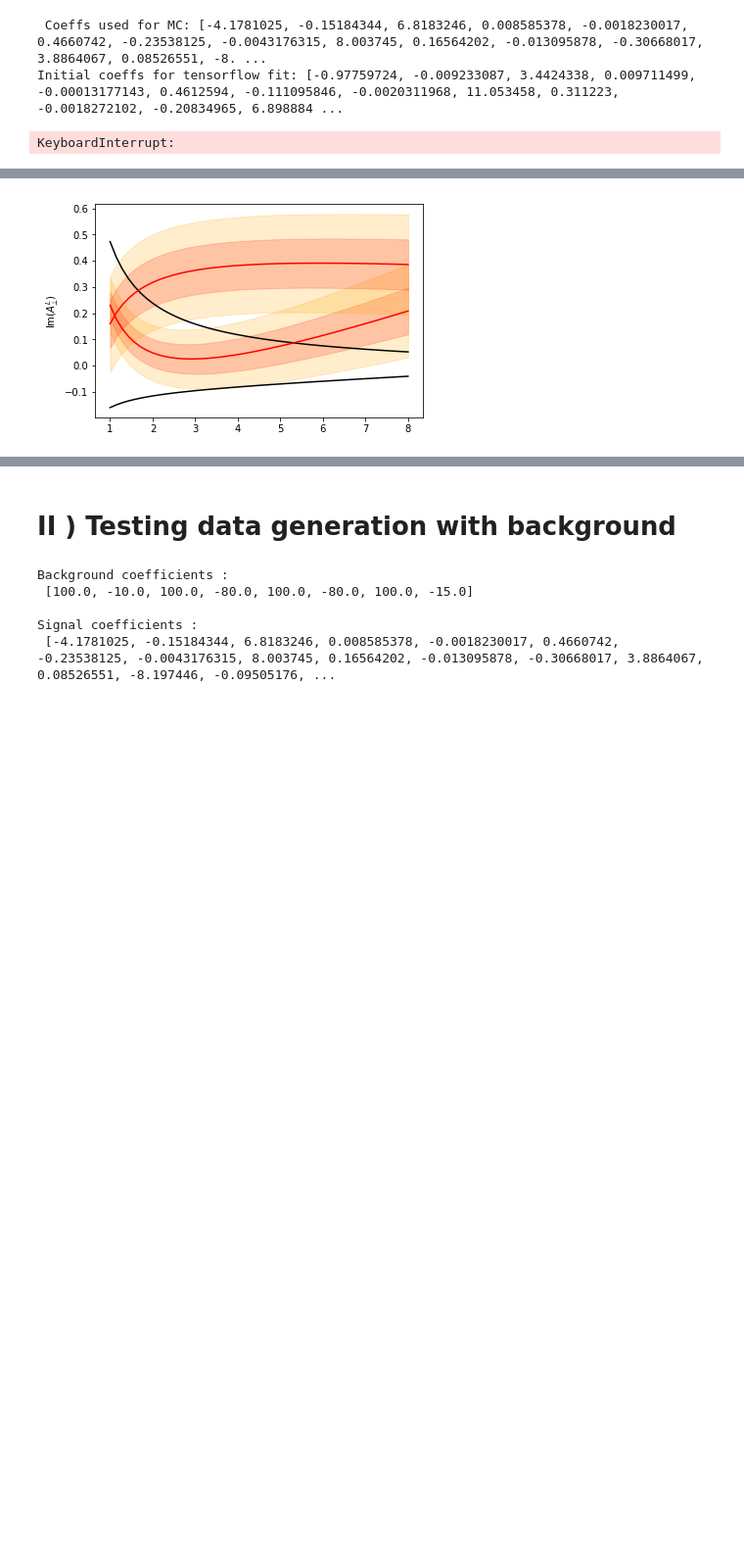
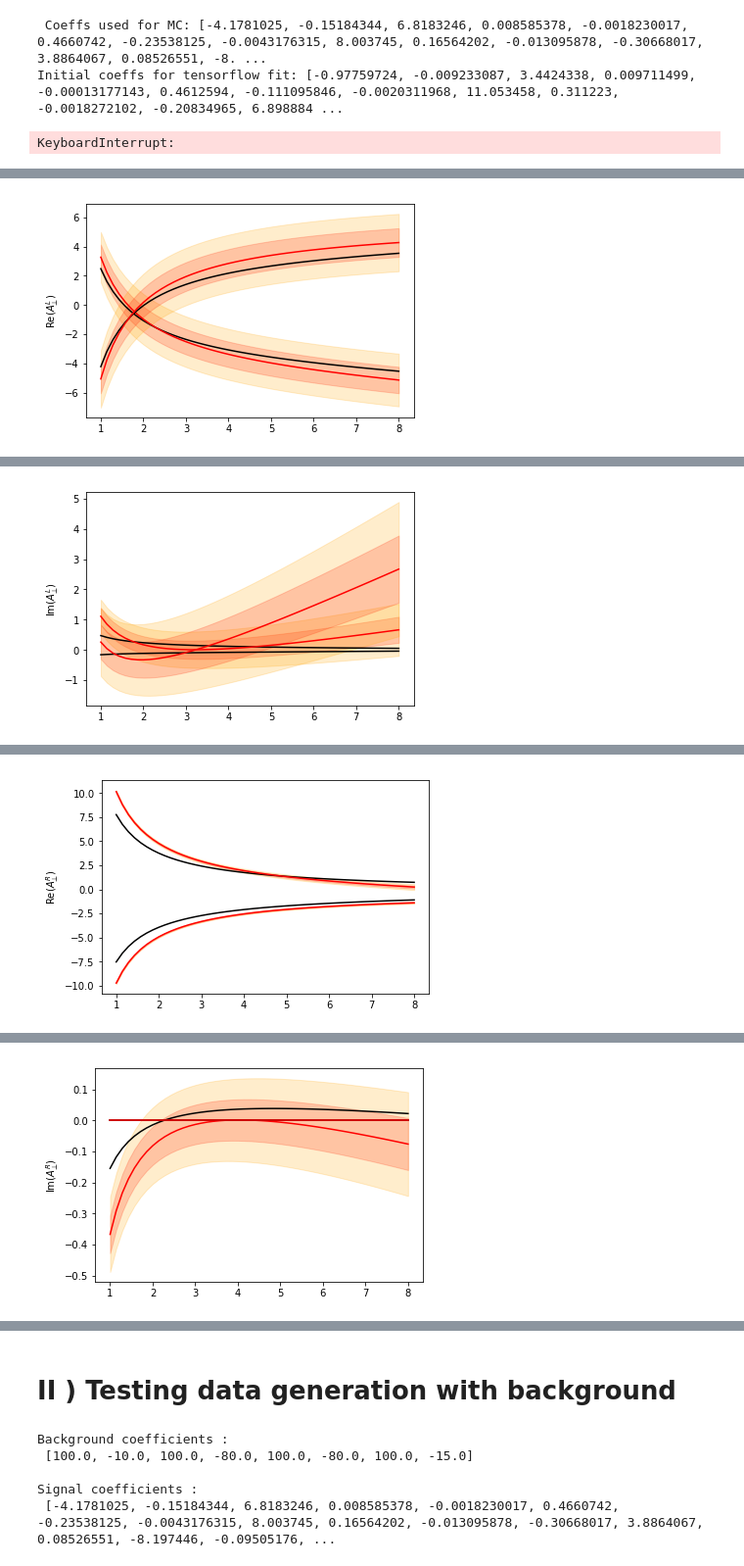
Before and after one commit to kamathrohan/b-decay-unbinned-machine-fit, a Jupyter notebook: Minuit/Optimizer.ipynb, the cells around one changed output, grey strips where cells are left out. Shown: that part at 98% size. Drawn from its saved outputs; the diff is of its cells as text; code cells hidden in the pictures; blank space fills up the shorter version.

Commit message:
degeneracies added

```diff
--- a/Minuit/Optimizer.ipynb
+++ b/Minuit/Optimizer.ipynb
@@ -71,7 +71,7 @@ X=[]
 print(fix_array)
 fix_array=[0, 0, 0, 0, 0, 0, 0, 0, 0, 0, 0, 0, 0, 0, 0, 0, 0, 0, 0, 0, 0, 1, 1, 1, 0, 0, 0, 1, 1, 1, 1, 1, 1, 1, 1, 1, 0, 1, 1, 0, 1, 1, 0, 1, 1, 0, 1, 1]
 print(fix_array)
-for j in tqdm(range(5)):
+for j in tqdm(range(50)):
     optimizeMigrad , coeffff = toy_signalSM.tf_fit(init= 'SAME SIGN' , fixed=fix_array , verbose=False)
     X.append(coeffff)
     print('ID : ',toy_signalSM.coeffs)
@@ -146,42 +144,56 @@ OrderI=np.arange(16)
 OrderII=np.array([0, 5, 2, 1, 4, 3, 6, 7, 8, 9, 10, 11, 12, 13, 14, 15])
 Pseudo=np.array([1 , -1 , 1 , -1 , 1 , -1 , 1, 1, 1 , 1 , 1 , 1 ,1 ,1 ,1 ,1])
 
+
+
+
+
 # aproximate degeneracies in A_para_l & (- A_perp_l) ,  A_perp_l & (- A_para_l/2) ,  A_para_r & (- A_perp_r)
 # corresponds to
 
-id1=1
-param1=Pseudo[id1]*AV[int(OrderII[id1]),:]
-err1=Pseudo[id1]*STD[int(OrderII[id1]),:]
-ex1=ID[id1,:]
 
-id2=5
-param2=Pseudo[id2]*AV[int(OrderII[id2]),:]
-err2=Pseudo[id2]*STD[int(OrderII[id2]),:]
-ex2=ID[id2,:]
-print(ex1)
+DEGENERACIES_IDX=[[0,4] ,[1 , 5]  ,  [2,6] , [3,7] ]
+Epsilon=[[1 , -1],[1 , -1], [1 , -1] , [1, 1]]
 
-PARAM=[param1 , param2]
-ERR=[err1 , err2]
-EX=[ex1,ex2]
-compare=[id1 , id2]
 
-for j in range(len(compare)):
 
-    id1=compare[j]
-    ex1=EX[j]
-    param1=PARAM[j]
-    print(param1)
-    err1=ERR[j]
-    print(id1)
-    plt.plot(x , ansatz(ex1[0] , ex1[1] , ex1[2] , x) , 'k')
+for J in range(len(DEGENERACIES_IDX)):
+    id1=DEGENERACIES_IDX[J][0]
+    param1=Pseudo[id1]*AV[int(OrderII[id1]),:]
+    err1=Pseudo[id1]*STD[int(OrderII[id1]),:]
+    ex1=ID[id1,:]
 
-    plt.fill_between(x , ansatz(param1[0] , param1[1] , param1[2] , x) - error1(err1[0],err1[1],err1[2], x) ,
-                     ansatz(param1[0] , param1[1] , param1[2] , x) + error1(err1[0],err1[1],err1[2], x)  , alpha=0.2 , color='red')
-    plt.fill_between(x , ansatz(param1[0] , param1[1] , param1[2] , x) - 2*error1(err1[0],err1[1],err1[2], x) ,
-                     ansatz(param1[0] , param1[1] , param1[2] , x) + 2*error1(err1[0],err1[1],err1[2], x)  , alpha=0.2 , color='orange')
+    id2=DEGENERACIES_IDX[J][1]
+    param2=Pseudo[id2]*AV[int(OrderII[id2]),:]
+    err2=Pseudo[id2]*STD[int(OrderII[id2]),:]
+    ex2=ID[id2,:]
+    print(ex1)
 
-    #plt.plot(x , ansatz(np.mean(X[:,0]) , np.mean(X[:,1]) , np.mean(X[:,2]) , x) -error1(np.std(X[:,0]), np.std(X[:,1]), np.std(X[:,2]), x))
-    plt.plot(x , ansatz(param1[0] , param1[1] , param1[2] , x), 'r')
-    plt.ylabel(amplitude_latex_names[id1])
-plt.show()
+    PARAM=[param1 , param2]
+    ERR=[err1 , err2]
+    EX=[ex1,ex2]
+    compare=[id1 , id2]
+
+
+    for j in range(len(compare)):
+
+        id1=compare[j]
+        ex1=EX[j]
+        param1=PARAM[j]
+        print(param1)
+        err1=ERR[j]
+        print(id1)
+        fac=Epsilon[J][j]
+
+        plt.plot(x , fac*ansatz(ex1[0] , ex1[1] , ex1[2] , x) , 'k')
+
+        plt.fill_between(x , fac*ansatz(param1[0] , param1[1] , param1[2] , x) - error1(err1[0],err1[1],err1[2], x) ,
+                         fac*ansatz(param1[0] , param1[1] , param1[2] , x) + error1(err1[0],err1[1],err1[2], x)  , alpha=0.2 , color='red')
+        plt.fill_between(x , fac*ansatz(param1[0] , param1[1] , param1[2] , x) - 2*error1(err1[0],err1[1],err1[2], x) ,
+                         fac*ansatz(param1[0] , param1[1] , param1[2] , x) + 2*error1(err1[0],err1[1],err1[2], x)  , alpha=0.2 , color='orange')
+
+        #plt.plot(x , ansatz(np.mean(X[:,0]) , np.mean(X[:,1]) , np.mean(X[:,2]) , x) -error1(np.std(X[:,0]), np.std(X[:,1]), np.std(X[:,2]), x))
+        plt.plot(x , fac*ansatz(param1[0] , param1[1] , param1[2] , x), 'r')
+        plt.ylabel(amplitude_latex_names[id1])
+    plt.show()
 # %% [output]
@@ -193 +205 @@ plt.show()
-[figure, old version]
+[figure, new version]
@@ -193,0 +211 @@ plt.show()
+[figure, added]
@@ -193,0 +217 @@ plt.show()
+[figure, added]
@@ -194,3 +223,4 @@ plt.show()
+[figure, added]
 # %%
 
 for I in range(16):
```
Also changed, not shown: parts of 12 cells of this notebook.
